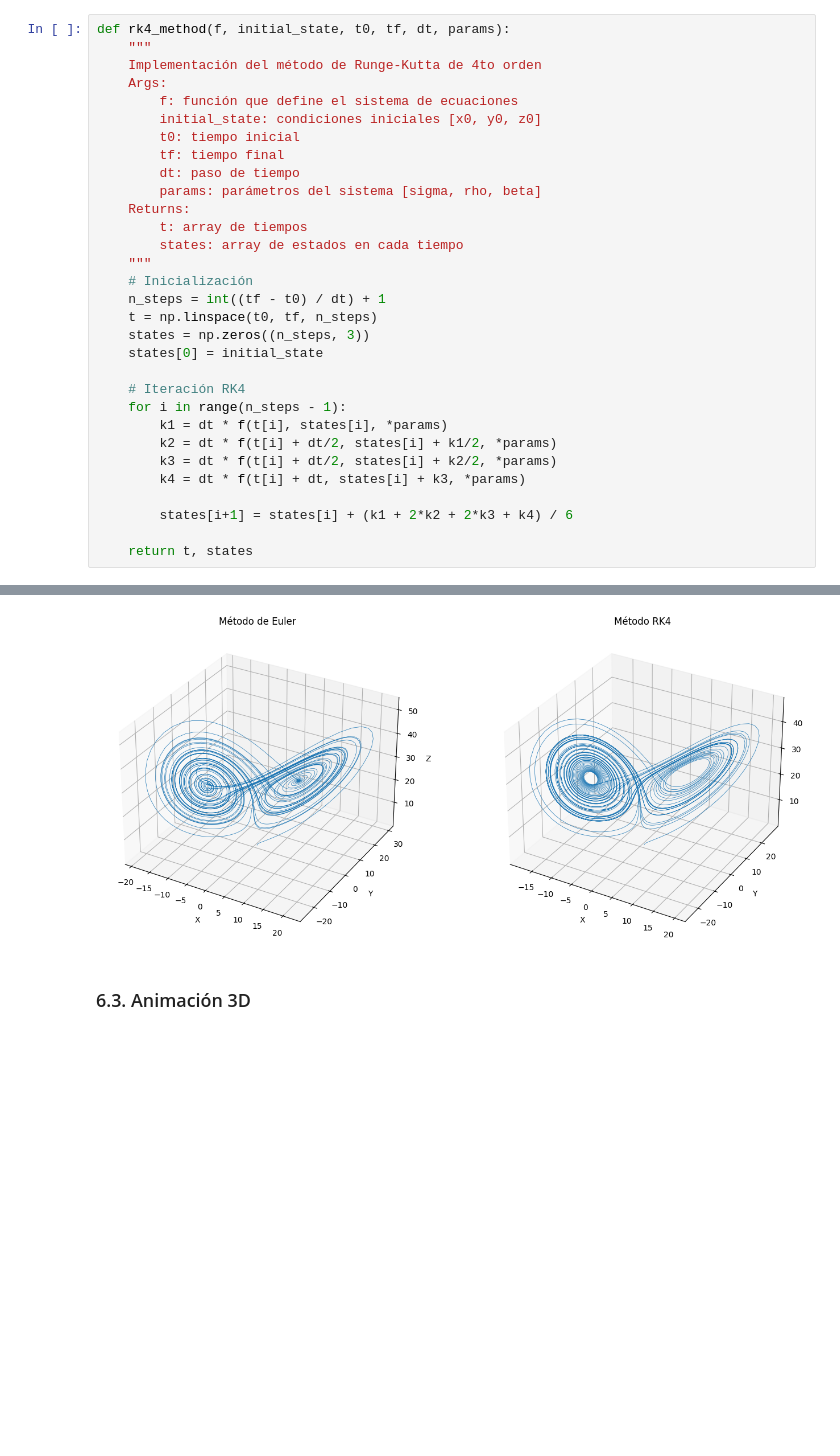
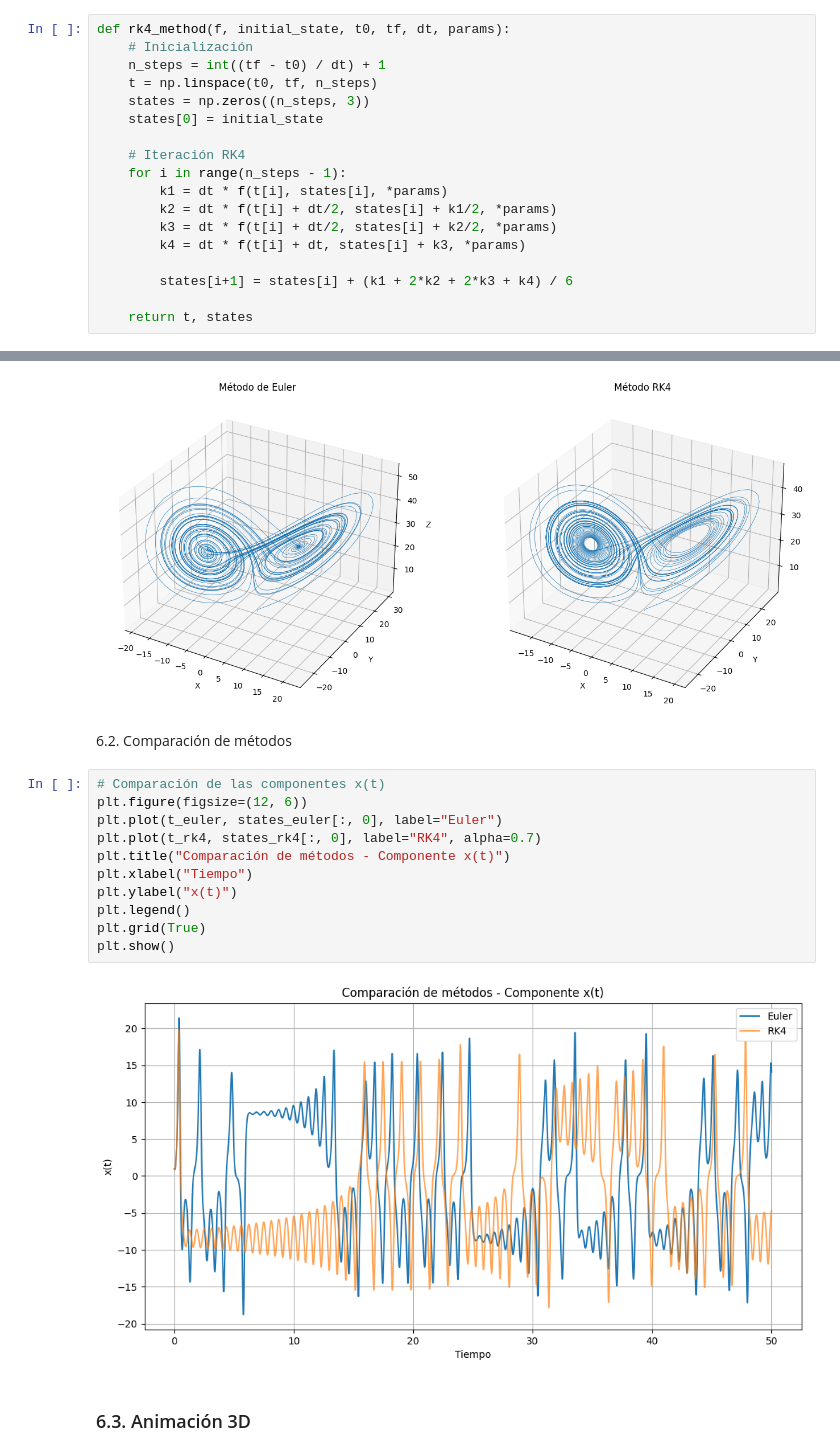
Before and after one commit to DAN2407/Project_AN2, a Jupyter notebook: Project_part2.ipynb, the cells around one changed output, grey strips where cells are left out. Cells and saved outputs as stored; diff of their text form; blank space fills up the shorter version.

Commit message:
correciones finales, esto debe tener minimo un 9 ( ˶ˆᗜˆ˵ )

```diff
--- a/Project_part2.ipynb
+++ b/Project_part2.ipynb
@@ -60,18 +74,5 @@ def euler_method(f, initial_state, t0, tf, dt, params):
 # %%
 def rk4_method(f, initial_state, t0, tf, dt, params):
-    """
-    Implementación del método de Runge-Kutta de 4to orden
-    Args:
-        f: función que define el sistema de ecuaciones
-        initial_state: condiciones iniciales [x0, y0, z0]
-        t0: tiempo inicial
-        tf: tiempo final
-        dt: paso de tiempo
-        params: parámetros del sistema [sigma, rho, beta]
-    Returns:
-        t: array de tiempos
-        states: array de estados en cada tiempo
-    """
     # Inicialización
     n_steps = int((tf - t0) / dt) + 1
     t = np.linspace(t0, tf, n_steps)
@@ -236,6 +237,21 @@ plt.tight_layout()
 plt.show()
 # %% [output]
 [figure]
+# %% [markdown]
+6.2. Comparación de métodos
+# %%
+# Comparación de las componentes x(t)
+plt.figure(figsize=(12, 6))
+plt.plot(t_euler, states_euler[:, 0], label="Euler")
+plt.plot(t_rk4, states_rk4[:, 0], label="RK4", alpha=0.7)
+plt.title("Comparación de métodos - Componente x(t)")
+plt.xlabel("Tiempo")
+plt.ylabel("x(t)")
+plt.legend()
+plt.grid(True)
+plt.show()
+# %% [output]
+[figure, added]
 # %% [markdown]
 ### 6.3. Animación 3D
 # %%
```
Also changed, not shown: parts of 4 cells of this notebook.
